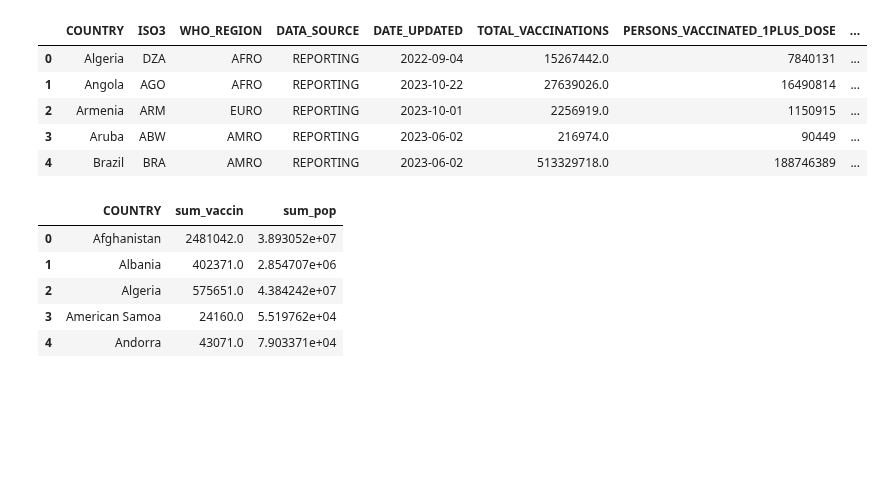
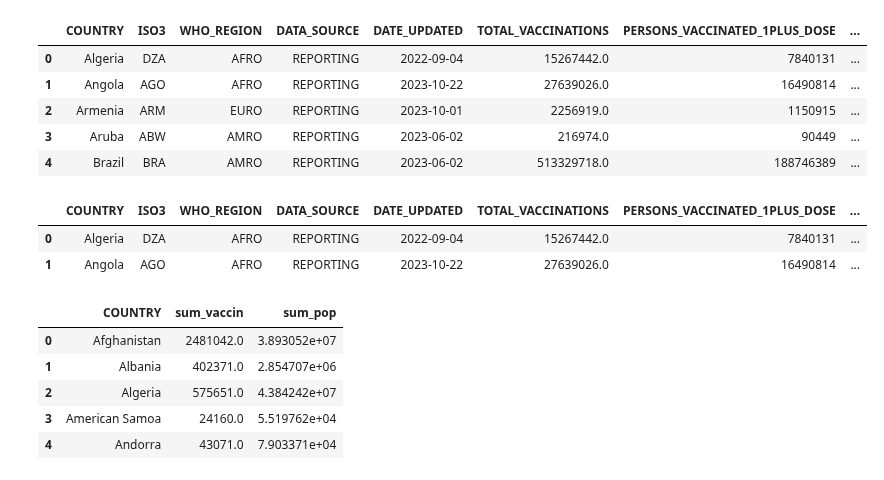
Before and after one commit to yomo001/databehandling-YOUNIS-MOUSSAVI, a Jupyter notebook: Laboration/lab1_uppgift4.ipynb, the cells around one changed output. Saved outputs shown, nothing was run; the diff lists cells and outputs as text; code cells hidden in the pictures; blank space fills up the shorter version.

```diff
--- a/Laboration/lab1_uppgift4.ipynb
+++ b/Laboration/lab1_uppgift4.ipynb
@@ -50,3 +63,6 @@ world_vaccin_data = pd.read_csv("visualiseringar\\WHO-vaccin.csv")
+# %%
+# Reading WHO vaccine data
+world_vaccin_data = pd.read_csv("data\\WHO-vaccin.csv")   # https://covid19.who.int/data
 # %%
 world_vaccin_data.head()
 # %% [output]
@@ -85 +90,7 @@ world_vaccin_data.head()
+# %%
+world_vaccin_data.head(2)
+# %% [output]
+|  | COUNTRY | ISO3 | WHO_REGION | DATA_SOURCE | DATE_UPDATED | TOTAL_VACCINATIONS | PERSONS_VACCINATED_1PLUS_DOSE | ... |
+| 0 | Algeria | DZA | AFRO | REPORTING | 2022-09-04 | 15267442.0 | 7840131 | ... |
+| 1 | Angola | AGO | AFRO | REPORTING | 2023-10-22 | 27639026.0 | 16490814 | ... |
 # %%
```
Also changed, not shown: parts of 53 cells of this notebook.
